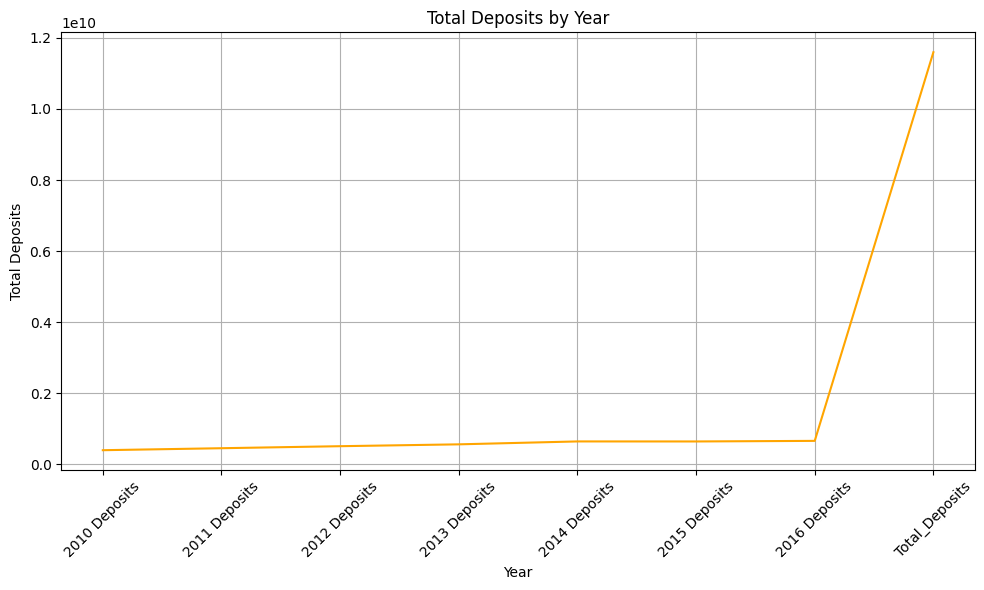
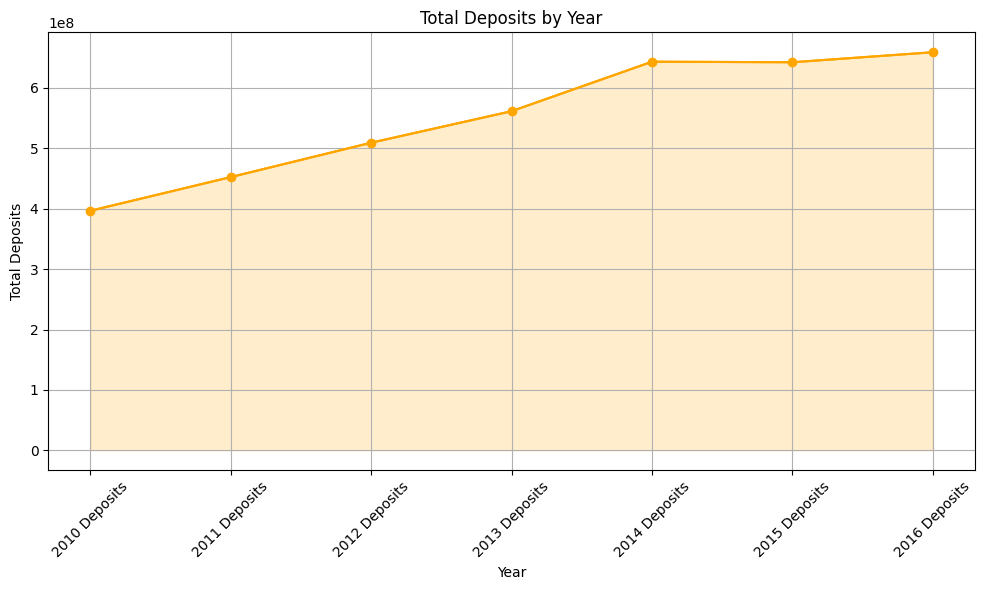
The change to this notebook cell's code, shown as a diff; its figure went from the first image to the second:
--- before
+++ after
@@ -1,4 +1,6 @@
 yearly_totals.plot(kind='line', figsize=(10,6), title='Total Deposits by Year', color='Orange')
 plt.xlabel('Year')  
+plt.plot(yearly_totals.index, yearly_totals.values, marker='o', color='Orange')
+plt.fill_between(yearly_totals.index, yearly_totals.values, alpha=0.2, color='Orange')
 plt.ylabel('Total Deposits')
 plt.grid()

Commit: Add files via upload